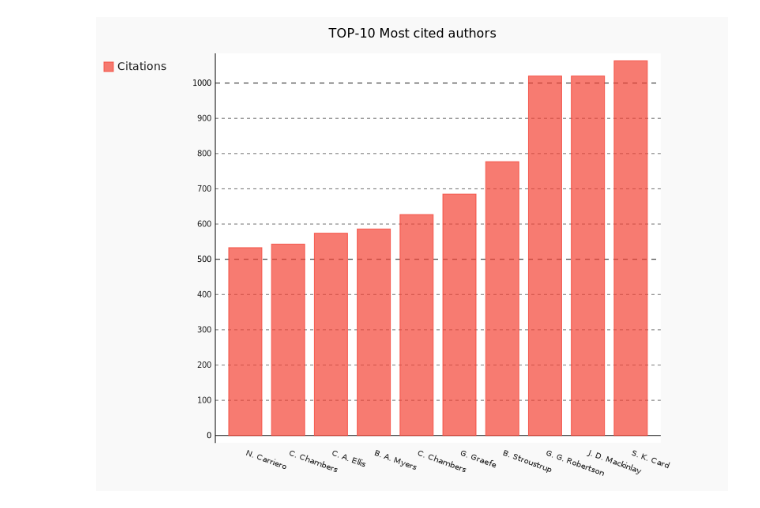
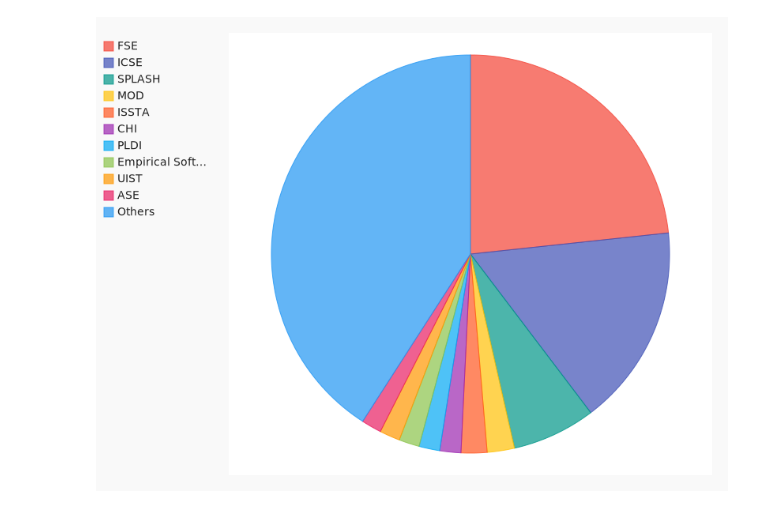
Before and after one commit to FaLArt/Citation-network, a Jupyter notebook: notebook/Analyze. Extra Part. Collecting statistic.ipynb, the cells around one changed output. Cells and saved outputs as stored; diff of their text form; code cells hidden in the pictures.

```diff
--- a/notebook/Analyze. Extra Part. Collecting statistic.ipynb
+++ b/notebook/Analyze. Extra Part. Collecting statistic.ipynb
@@ -25,7 +26,28 @@ chart.add('Citations', [author.citations_counter for author in authors_list])
 chart.title = 'TOP-10 Most cited authors'
 chart.x_labels = authors_name
 # chart.render_in_browser()
-chart.render_to_png('visualization/top10_most_cited_authors.svg')
+chart.render_to_png('visualization/top10_most_cited_authors')
 chart
-# %% [output]
-[figure, removed]
+# %%
+BORDER = 10
+
+venue_dict = {}
+chart = pygal.Pie()
+
+for article in db.Article.select():
+    if article.venue_id not in venue_dict.keys():
+        venue_dict[article.venue_id] = 1
+    else:
+        venue_dict[article.venue_id] += 1
+
+sorted_tuples = sorted(venue_dict.items(), key=operator.itemgetter(1), reverse=True)[1:]
+del sorted_tuples[2]
+
+for pair in sorted_tuples[:BORDER]:
+    chart.add(pair[0].name, pair[1]/len(db.Article.select()))
+chart.add('Others', sum([pair[1] for pair in sorted_tuples[BORDER:]])/len(db.Article.select()))
+# chart.render_in_browser()
+chart.render_to_png('visualization/distribution_of_venues')
+chart
+# %% [output]
+[figure, added]
```
Also changed, not shown: parts of 1 cell of this notebook, 15 other files.
